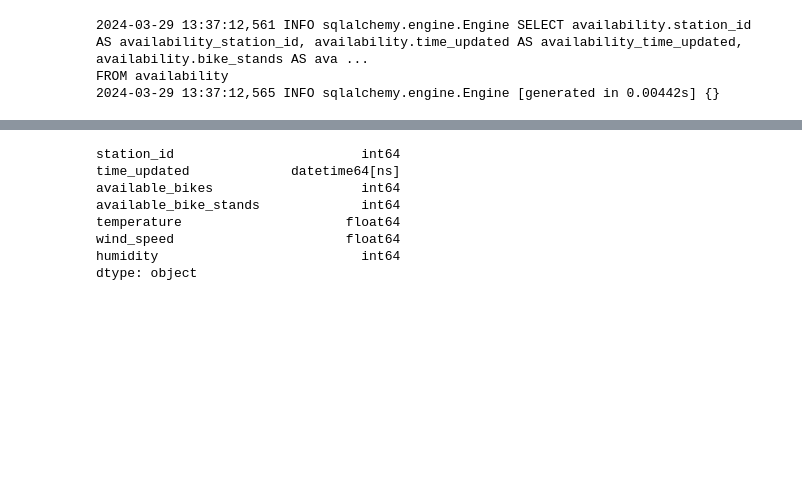
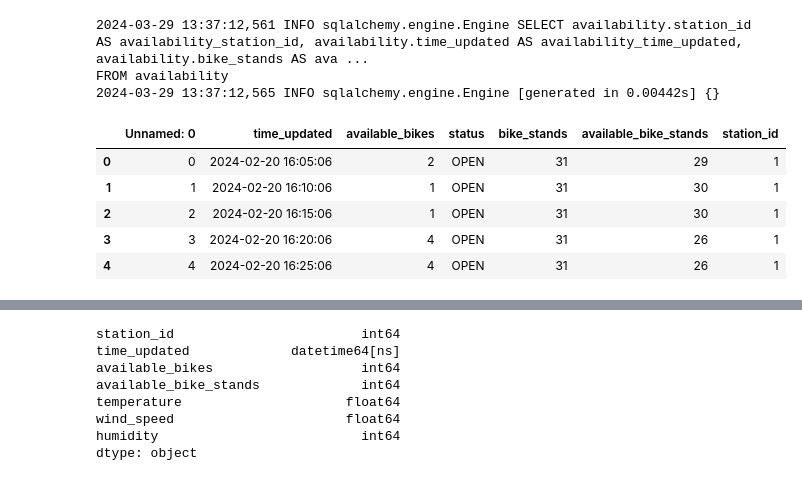
Before and after one commit to TadghPurcell/On-Your-Bike, a Jupyter notebook: ML_models/station_ml_model.ipynb, the cells around one changed output, grey strips where cells are left out. Saved outputs shown, nothing was run; the diff lists cells and outputs as text; code cells hidden in the pictures; blank space fills up the shorter version.

```diff
--- a/ML_models/station_ml_model.ipynb
+++ b/ML_models/station_ml_model.ipynb
@@ -86,6 +86,17 @@ availability_df = pd.DataFrame([row.__dict__ for row in bike_availability])
 # %%
 availability_df.drop('_sa_instance_state', axis=1, inplace=True)
 availability_df.to_csv('availability.csv')
+# %%
+availability_df = pd.read_csv('availability.csv')
+availability_df['time_updated'] = pd.to_datetime(availability_df['time_updated'])
+availability_df.head()
+# %% [output]
+|  | Unnamed: 0 | time_updated | available_bikes | status | bike_stands | available_bike_stands | station_id |
+| 0 | 0 | 2024-02-20 16:05:06 | 2 | OPEN | 31 | 29 | 1 |
+| 1 | 1 | 2024-02-20 16:10:06 | 1 | OPEN | 31 | 30 | 1 |
+| 2 | 2 | 2024-02-20 16:15:06 | 1 | OPEN | 31 | 30 | 1 |
+| 3 | 3 | 2024-02-20 16:20:06 | 4 | OPEN | 31 | 26 | 1 |
+| 4 | 4 | 2024-02-20 16:25:06 | 4 | OPEN | 31 | 26 | 1 |
 # %%
 availability_df.sort_values('time_updated', inplace=True)
 # %%
```
Also changed, not shown: parts of 7 cells of this notebook, 2 other files.
